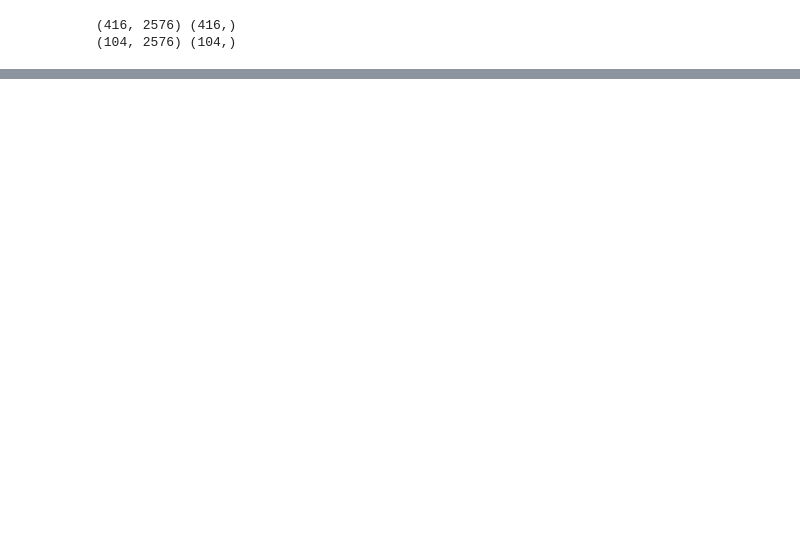
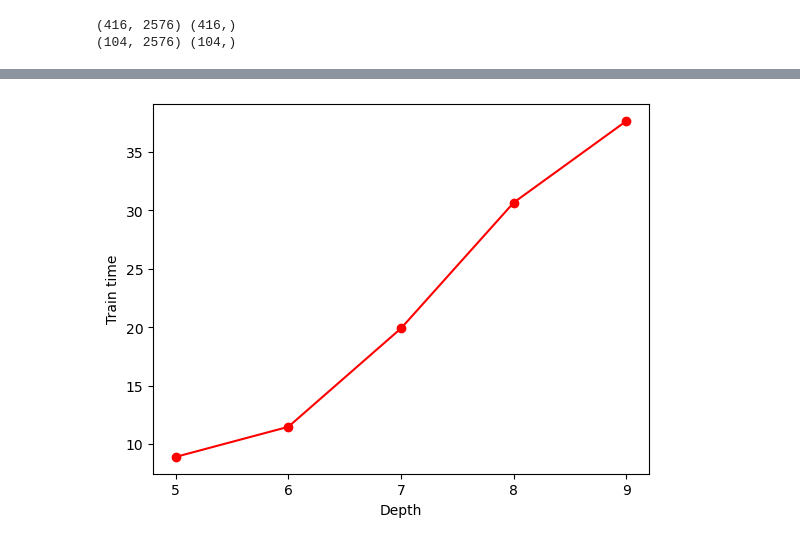
Before and after one commit to cwhoaon/CS485_CW1, a Jupyter notebook: question5/randomforestclassifier.ipynb, the cells around one changed output, grey strips where cells are left out. Cells and saved outputs as stored; diff of their text form; code cells hidden in the pictures; blank space fills up the shorter version.

```diff
--- a/question5/randomforestclassifier.ipynb
+++ b/question5/randomforestclassifier.ipynb
@@ -90,0 +248,6 @@ print(accuracy)
+# %%
+l_train_time = [model_per_depth[str(depth)][7] for depth in l_depth]
+l_test_time = [model_per_depth[str(depth)][8] for depth in l_depth]
+plot_graph(l_depth, "Depth", l_train_time, "Train time")
+# %% [output]
+[figure, added]
```
Also changed, not shown: parts of 56 cells of this notebook, 7 other files.
